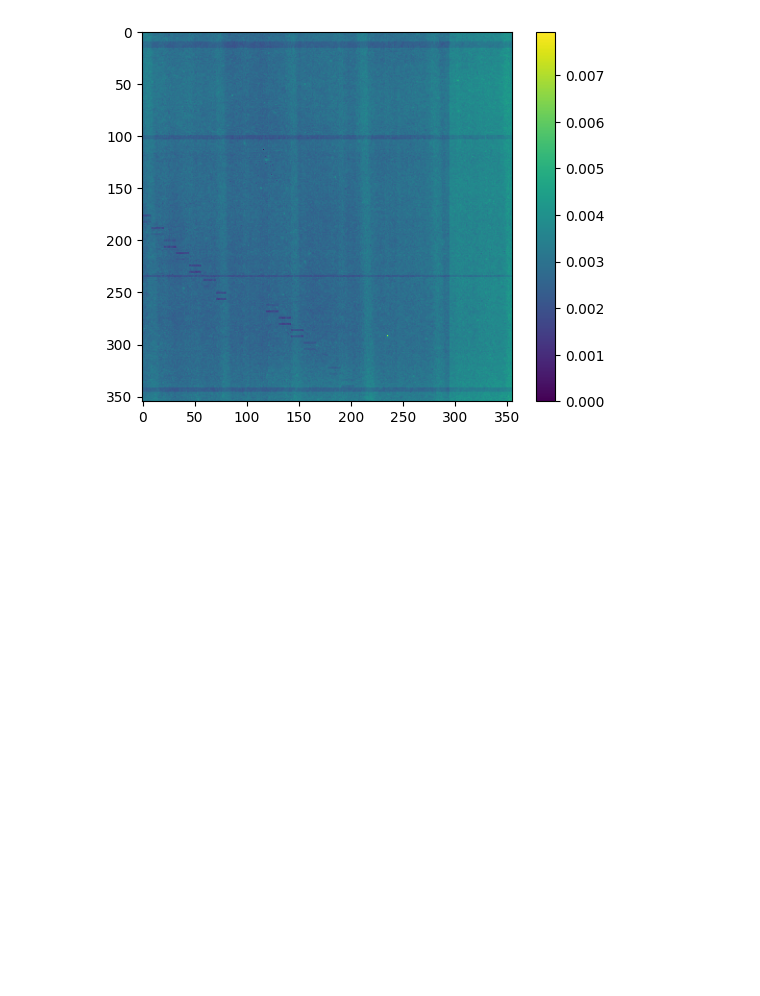
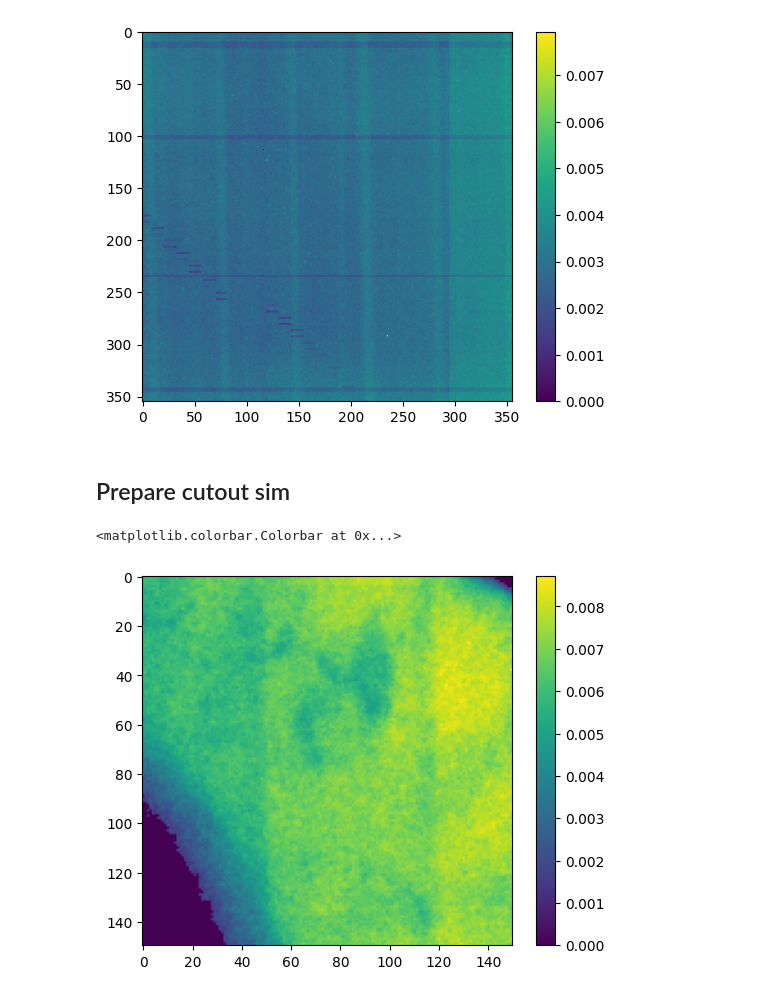
Before and after one commit to caramosparra/bachelor-thesis, a Jupyter notebook: preparation.ipynb, the cells around one changed output. Drawn from its saved outputs; the diff is of its cells as text; code cells hidden in the pictures; blank space fills up the shorter version.

Commit message:
Prepared workflow. Added cutout sim

```diff
--- a/preparation.ipynb
+++ b/preparation.ipynb
@@ -271,3 +265,12 @@ plt.colorbar()
 # %% [output]
 <matplotlib.colorbar.Colorbar at 0x...>
 [figure]
+# %% [markdown]
+## Prepare cutout sim
+# %%
+# Use arrays from above
+plt.imshow(Z_final[100:250,100:250,50])
+plt.colorbar()
+# %% [output]
+<matplotlib.colorbar.Colorbar at 0x...>
+[figure, added]
```
Also changed, not shown: parts of 9 cells of this notebook.
